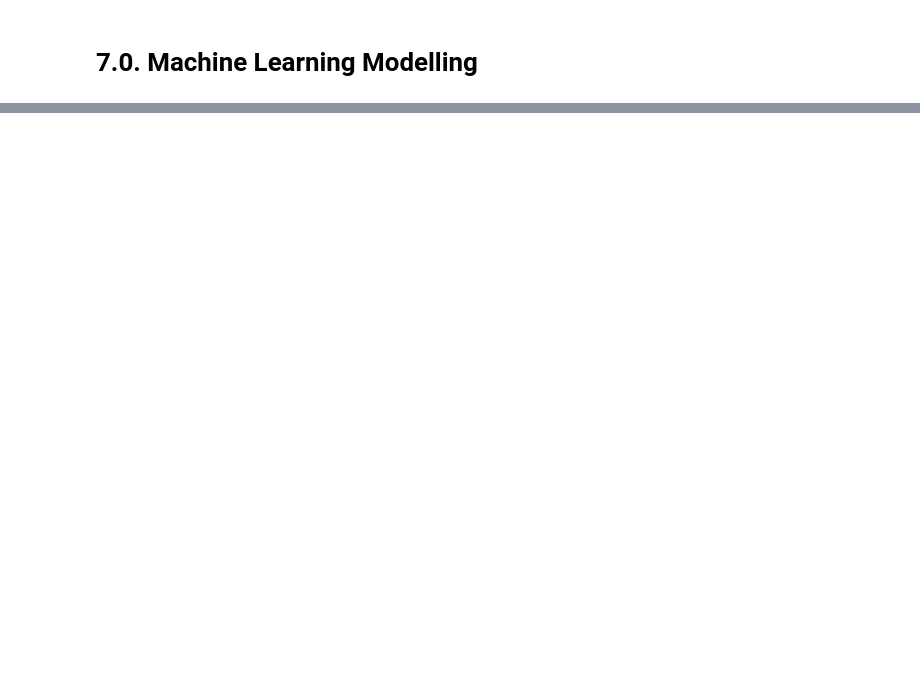
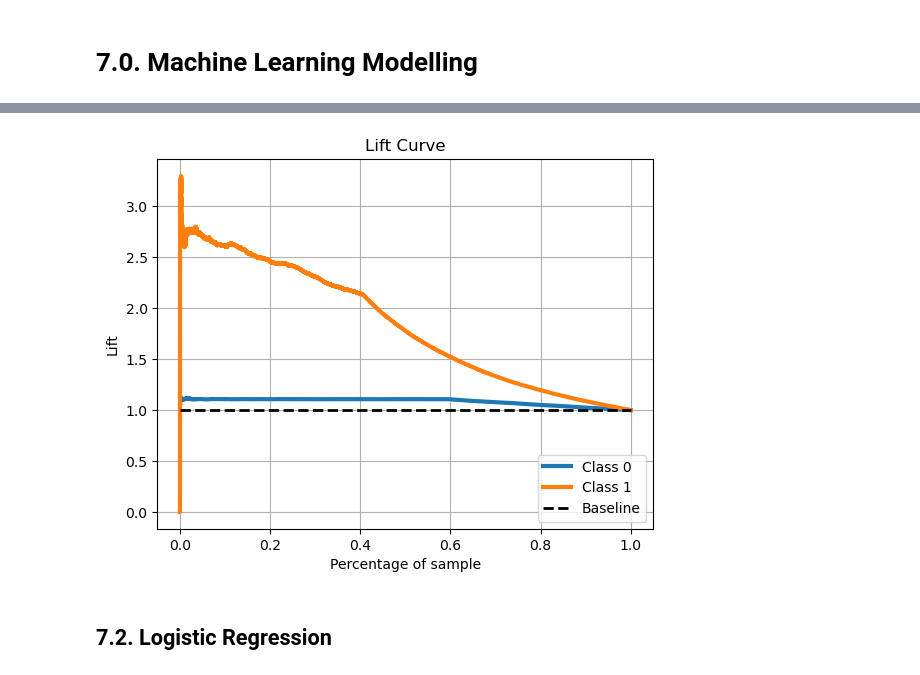
Before and after one commit to pgdemiranda/health_insurance-cs, a Jupyter notebook: notebooks/1.0.pgdm.health_insurance_cs.ipynb, the cells around one changed output, grey strips where cells are left out. Cells and saved outputs as stored; diff of their text form; code cells hidden in the pictures; blank space fills up the shorter version.

Commit message:
ML models trained and ready for deployment

```diff
--- a/notebooks/1.0.pgdm.health_insurance_cs.ipynb
+++ b/notebooks/1.0.pgdm.health_insurance_cs.ipynb
@@ -502,2 +504,10 @@ Feature ranking:
 # %% [markdown]
 # 7.0. Machine Learning Modelling
+# %%
+cols_selected = ['annual_premium', 'vintage', 'age', 'region_code', 'vehicle_damage', 'previously_insured',
+                'policy_sales_channel']
+# %%
+x_train = df5[cols_selected]
+
+x_val = x_validation[cols_selected]
+y_val = y_validation
@@ -503,0 +516,9 @@ Feature ranking:
+# %%
+# model definition
+knn_model = nh.KNeighborsClassifier(n_neighbors = 7)
+
+# model training
+knn_model.fit(x_train, y_train)
+
+# model prediction
+yhat_knn = knn_model.predict_proba(x_val)
@@ -503,0 +530,7 @@ Feature ranking:
+# %%
+#Scikitplot library is there to help
+skplt.metrics.plot_lift_curve( y_val, yhat_knn );
+# %% [output]
+[figure, added]
+# %% [markdown]
+## 7.2. Logistic Regression
```
Also changed, not shown: parts of 32 cells of this notebook.
